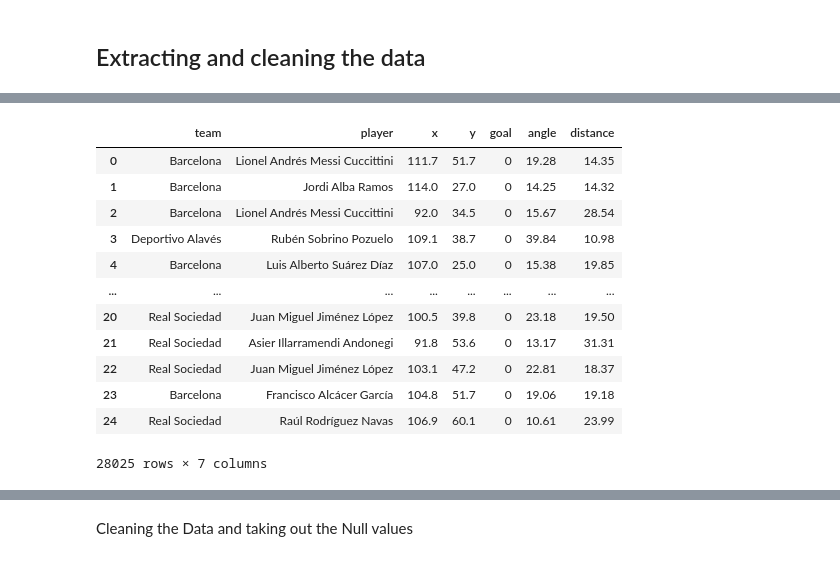
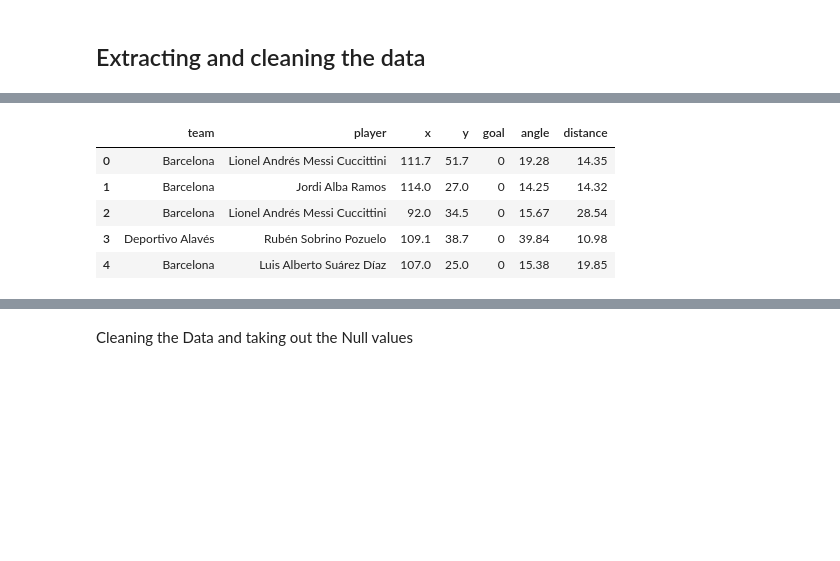
Before and after one commit to chikoungoun/Football, a Jupyter notebook: Soccer Datascience practical interview/Soccer DataScience Practical Interview - Marwane Lotfi.ipynb, the cells around one changed output, grey strips where cells are left out. Saved outputs shown, nothing was run; the diff lists cells and outputs as text; code cells hidden in the pictures; blank space fills up the shorter version.

```diff
--- a/Soccer Datascience practical interview/Soccer DataScience Practical Interview - Marwane Lotfi.ipynb
+++ b/Soccer Datascience practical interview/Soccer DataScience Practical Interview - Marwane Lotfi.ipynb
@@ -136,21 +118,14 @@ for i in all_srcs:
 # %%
 df =  pd.concat(all_events)
 # %%
-df
+df.head()
 # %% [output]
 |  | team | player | x | y | goal | angle | distance |
 | 0 | Barcelona | Lionel Andrés Messi Cuccittini | 111.7 | 51.7 | 0 | 19.28 | 14.35 |
 | 1 | Barcelona | Jordi Alba Ramos | 114.0 | 27.0 | 0 | 14.25 | 14.32 |
 | 2 | Barcelona | Lionel Andrés Messi Cuccittini | 92.0 | 34.5 | 0 | 15.67 | 28.54 |
 | 3 | Deportivo Alavés | Rubén Sobrino Pozuelo | 109.1 | 38.7 | 0 | 39.84 | 10.98 |
 | 4 | Barcelona | Luis Alberto Suárez Díaz | 107.0 | 25.0 | 0 | 15.38 | 19.85 |
-| ... | ... | ... | ... | ... | ... | ... | ... |
-| 20 | Real Sociedad | Juan Miguel Jiménez López | 100.5 | 39.8 | 0 | 23.18 | 19.50 |
-| 21 | Real Sociedad | Asier Illarramendi Andonegi | 91.8 | 53.6 | 0 | 13.17 | 31.31 |
-| 22 | Real Sociedad | Juan Miguel Jiménez López | 103.1 | 47.2 | 0 | 22.81 | 18.37 |
-| 23 | Barcelona | Francisco Alcácer García | 104.8 | 51.7 | 0 | 19.06 | 19.18 |
-| 24 | Real Sociedad | Raúl Rodríguez Navas | 106.9 | 60.1 | 0 | 10.61 | 23.99 |
-28025 rows × 7 columns
 # %%
 # reset the indexes
 df.reset_index(drop=True,inplace=True)
```
Also changed, not shown: parts of 7 cells of this notebook.
